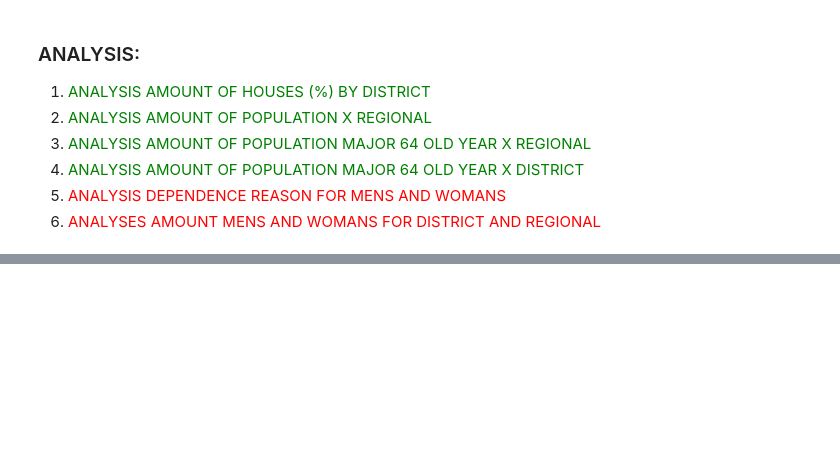
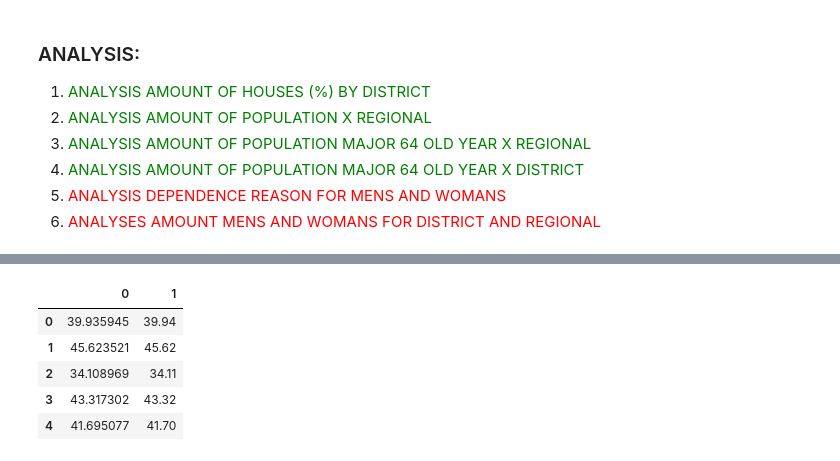
Before and after one commit to kevennchaves/Fortaleza_demographic_data, a Jupyter notebook: FORTALEZA'S DEMOGRAPHIC DATA ANALYSIS.ipynb, the cells around one changed output, grey strips where cells are left out. Saved outputs shown, nothing was run; the diff lists cells and outputs as text; code cells hidden in the pictures; blank space fills up the shorter version.

```diff
--- a/FORTALEZA'S DEMOGRAPHIC DATA ANALYSIS.ipynb
+++ b/FORTALEZA'S DEMOGRAPHIC DATA ANALYSIS.ipynb
@@ -453,0 +469,15 @@ data[data['Razão de Sexo'] < 100]
+# %%
+# Testing true
+SeriesRD = ((data['População (0-14 anos)'] + data['População (> 64 anos)'])/data['População (15-64 anos)']) * 100
+RD = pd.DataFrame(SeriesRD)
+RD[1] = data['Razão de Dependência']
+RD.head()
+
+# to realize, that the numbers are very seem, conclusion the calculus
+# %% [output]
+|  | 0 | 1 |
+| 0 | 39.935945 | 39.94 |
+| 1 | 45.623521 | 45.62 |
+| 2 | 34.108969 | 34.11 |
+| 3 | 43.317302 | 43.32 |
+| 4 | 41.695077 | 41.70 |
```
Also changed, not shown: parts of 22 cells of this notebook.
